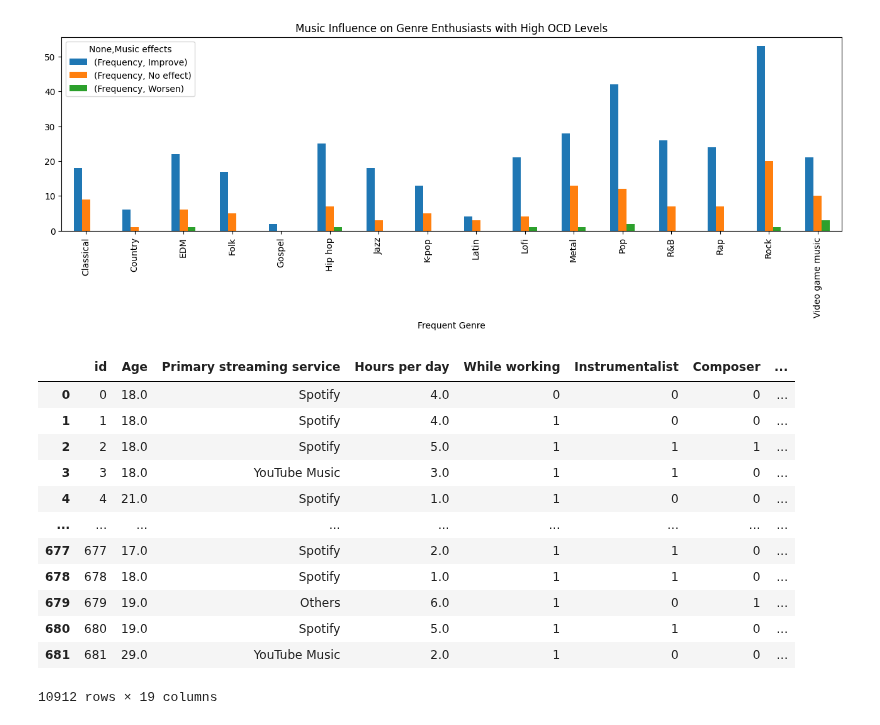
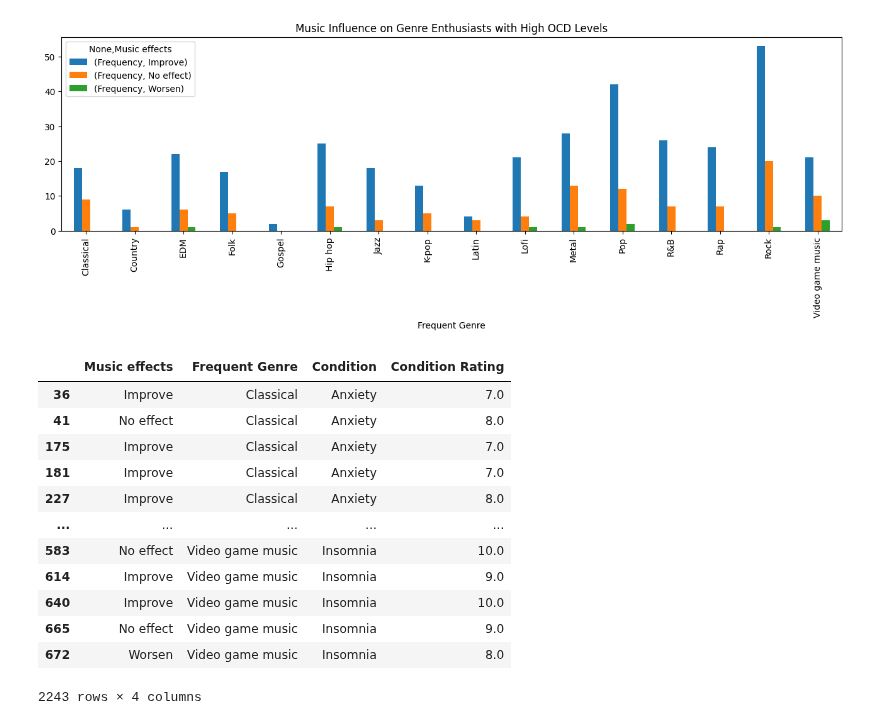
Before and after one commit to mlcuadra1/Mental-Health-x-Music-EDA, a Jupyter notebook: notebooks/Script 2 - EDA.ipynb, the cells around one changed output. Saved outputs shown, nothing was run; the diff lists cells and outputs as text; code cells hidden in the pictures.

```diff
--- a/notebooks/Script 2 - EDA.ipynb
+++ b/notebooks/Script 2 - EDA.ipynb
@@ -415,21 +415,3 @@ plt.title("Music Influence on Genre Enthusiasts with High OCD Levels")
 # %% [output]
 Text(0.5, 1.0, 'Music Influence on Genre Enthusiasts with High OCD Levels')
 [figure]
-# %%
-subset_genre_condition = pd.melt(mapped_df, id_vars=[''], value_vars = genre_freq_list, var_name='Frequent Genre', value_name='Frequency', ignore_index=False)
-# subset_genre_condition = pd.pivot_table(mapped_df, index=[''])
-subset_genre_condition
-# %% [output]
-|  | id | Age | Primary streaming service | Hours per day | While working | Instrumentalist | Composer | ... |
-| 0 | 0 | 18.0 | Spotify | 4.0 | 0 | 0 | 0 | ... |
-| 1 | 1 | 18.0 | Spotify | 4.0 | 1 | 0 | 0 | ... |
-| 2 | 2 | 18.0 | Spotify | 5.0 | 1 | 1 | 1 | ... |
-| 3 | 3 | 18.0 | YouTube Music | 3.0 | 1 | 1 | 0 | ... |
-| 4 | 4 | 21.0 | Spotify | 1.0 | 1 | 0 | 0 | ... |
-| ... | ... | ... | ... | ... | ... | ... | ... | ... |
-| 677 | 677 | 17.0 | Spotify | 2.0 | 1 | 1 | 0 | ... |
-| 678 | 678 | 18.0 | Spotify | 1.0 | 1 | 1 | 0 | ... |
-| 679 | 679 | 19.0 | Others | 6.0 | 1 | 0 | 1 | ... |
-| 680 | 680 | 19.0 | Spotify | 5.0 | 1 | 1 | 0 | ... |
-| 681 | 681 | 29.0 | YouTube Music | 2.0 | 1 | 0 | 0 | ... |
-10912 rows × 19 columns
@@ -437,0 +418,26 @@ subset_genre_condition = pd.melt(mapped_df, id_vars=[''], value_vars = genre_fre
+# %%
+
+subset_genre_condition = mapped_df[mapped_df['Frequency']>=3]
+subset_genre_condition = pd.melt(subset_genre_condition, id_vars=['Music effects', 'Frequent Genre'], value_vars = ['Anxiety', 'Depression', 'OCD', 'Insomnia'], var_name='Condition', value_name='Condition Rating', ignore_index=False)
+subset_genre_condition = subset_genre_condition[(subset_genre_condition['Condition Rating']>=7)]
+subset_genre_condition
+
+# normalized_gen = gen_genre_pivoted_df.div(gen_count_series, axis=0)
+# normalized_gen
+# fig, ax0 = plt.subplots(figsize=figsize1_2)
+# sns.heatmap(normalized_gen, annot=True, fmt='.0%')
+# plt.title('Understanding Music Genre Preferences: Generation-wise Distribution (Normalized)')
+# %% [output]
+|  | Music effects | Frequent Genre | Condition | Condition Rating |
+| 36 | Improve | Classical | Anxiety | 7.0 |
+| 41 | No effect | Classical | Anxiety | 8.0 |
+| 175 | Improve | Classical | Anxiety | 7.0 |
+| 181 | Improve | Classical | Anxiety | 7.0 |
+| 227 | Improve | Classical | Anxiety | 8.0 |
+| ... | ... | ... | ... | ... |
+| 583 | No effect | Video game music | Insomnia | 10.0 |
+| 614 | Improve | Video game music | Insomnia | 9.0 |
+| 640 | Improve | Video game music | Insomnia | 10.0 |
+| 665 | No effect | Video game music | Insomnia | 9.0 |
+| 672 | Worsen | Video game music | Insomnia | 8.0 |
+2243 rows × 4 columns
```
Also changed, not shown: parts of 2 cells of this notebook.
